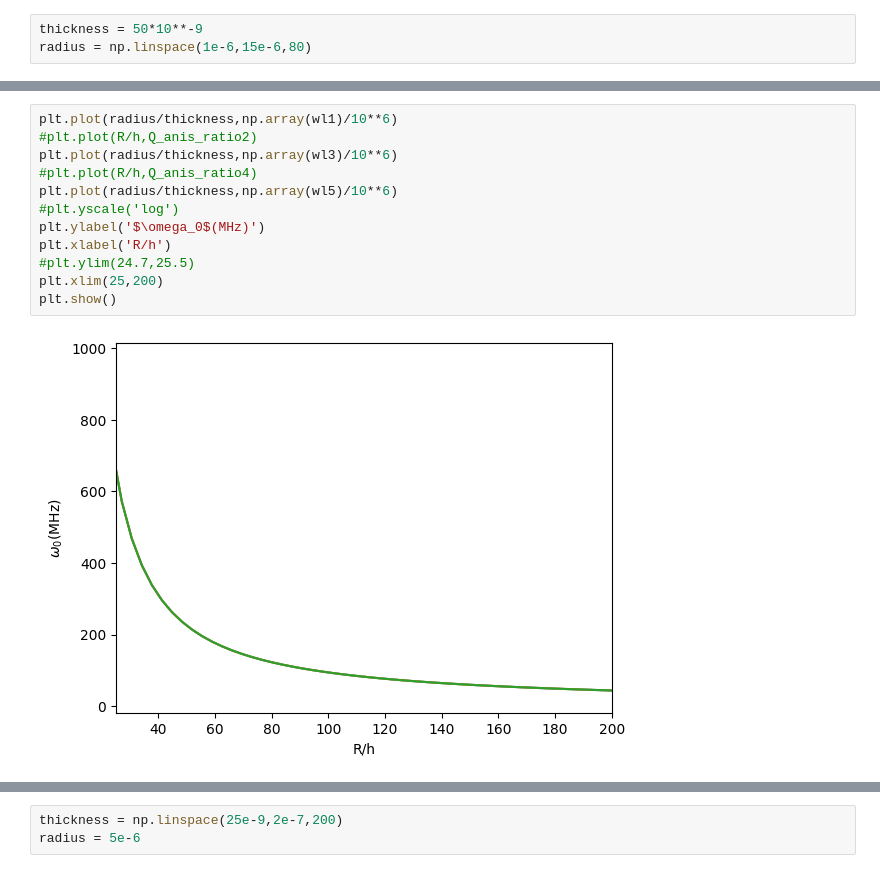
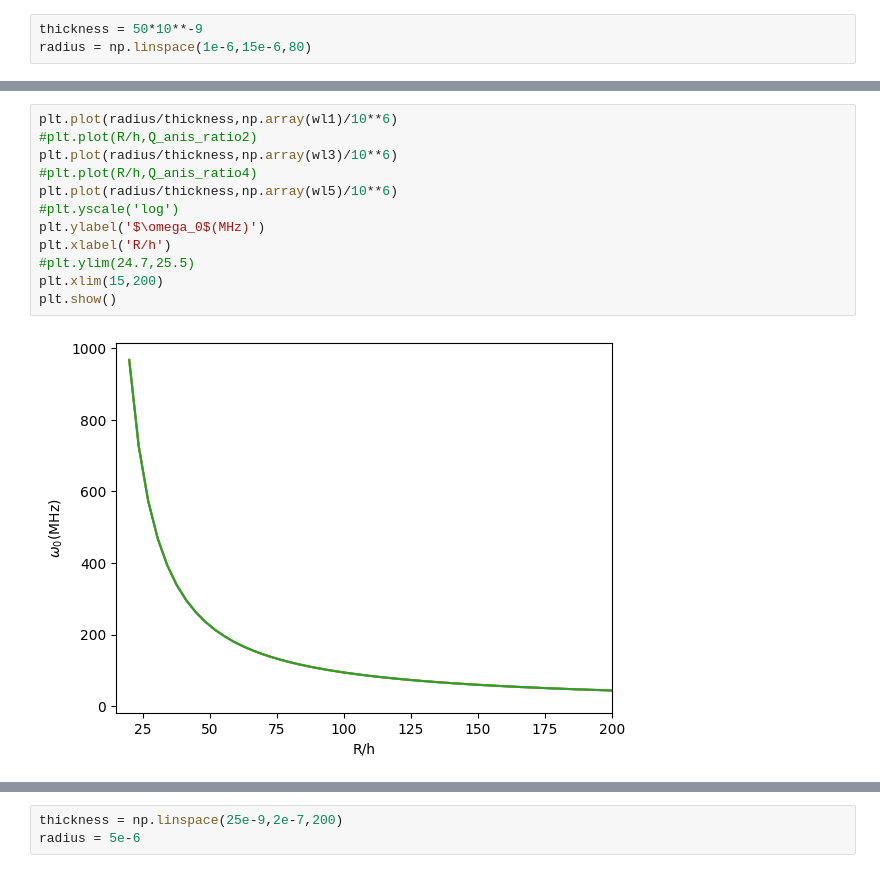
Before and after one commit to abermejillo/ted_anisotropy, a Jupyter notebook: ratios_analysis.ipynb, the cells around one changed output, grey strips where cells are left out. Drawn from its saved outputs; the diff is of its cells as text.

```diff
--- a/ratios_analysis.ipynb
+++ b/ratios_analysis.ipynb
@@ -871,17 +828,17 @@ plt.show()
 # %%
 plt.plot(radius/thickness,np.array(wl1)/10**6)
 #plt.plot(R/h,Q_anis_ratio2)
 plt.plot(radius/thickness,np.array(wl3)/10**6)
 #plt.plot(R/h,Q_anis_ratio4)
 plt.plot(radius/thickness,np.array(wl5)/10**6)
 #plt.yscale('log')
 plt.ylabel('$\omega_0$(MHz)')
 plt.xlabel('R/h')
 #plt.ylim(24.7,25.5)
-plt.xlim(25,200)
+plt.xlim(15,200)
 plt.show()
 # %% [output]
-[figure, old version]
+[figure, new version]
 # %%
 plt.plot(0,0)
 plt.plot(radius/thickness,np.divide(np.array(Q_z_ratio),np.transpose(np.array(Q_anis_ratio1))[0]),label='Z/RZ_3')
```
Also changed, not shown: parts of 29 cells of this notebook, 13 other files.
